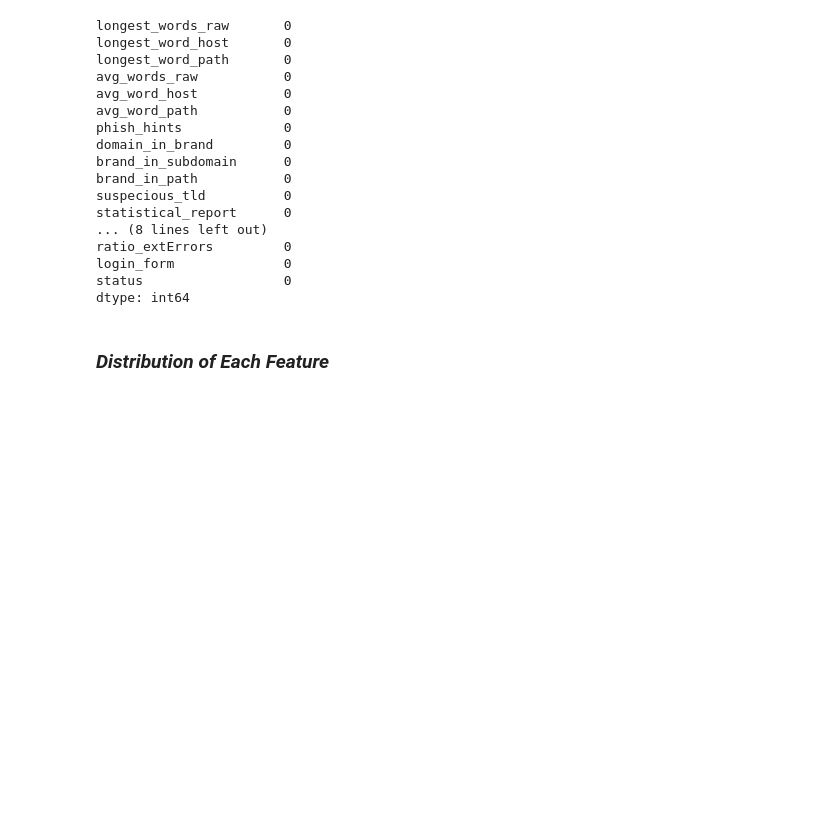
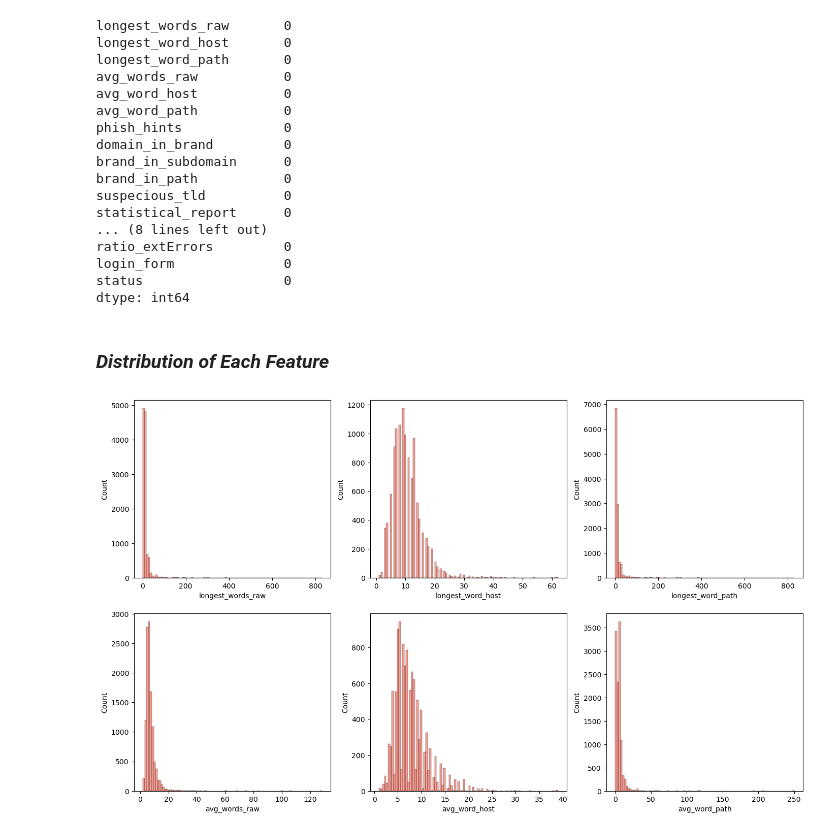
Before and after one commit to hyeniii/phishing-webpage-detection, a Jupyter notebook: eda/riu_eda.ipynb, the cells around one changed output. Drawn from its saved outputs; the diff is of its cells as text; code cells hidden in the pictures; blank space fills up the shorter version.

```diff
--- a/eda/riu_eda.ipynb
+++ b/eda/riu_eda.ipynb
@@ -76,3 +78,15 @@ status                  0
 dtype: int64
 # %% [markdown]
 ### *Distribution of Each Feature*
+# %%
+#Plot features 46 - 51
+fig, axs = plt.subplots(ncols = 3, nrows = 2, figsize = (17, 10))
+sns.histplot(data = df, x = df.columns[0], ax = axs[0, 0], color = "salmon", bins = 100)
+sns.histplot(data = df, x = df.columns[1], ax = axs[0, 1], color = "salmon", bins = 100)
+sns.histplot(data = df, x = df.columns[2], ax = axs[0, 2], color = "salmon", bins = 100)
+sns.histplot(data = df, x = df.columns[3], ax = axs[1, 0], color = "salmon", bins = 100)
+sns.histplot(data = df, x = df.columns[4], ax = axs[1, 1], color = "salmon", bins = 100)
+sns.histplot(data = df, x = df.columns[5], ax = axs[1, 2], color = "salmon", bins = 100)
+plt.show()
+# %% [output]
+[figure, added]
```
Also changed, not shown: parts of 6 cells of this notebook.
